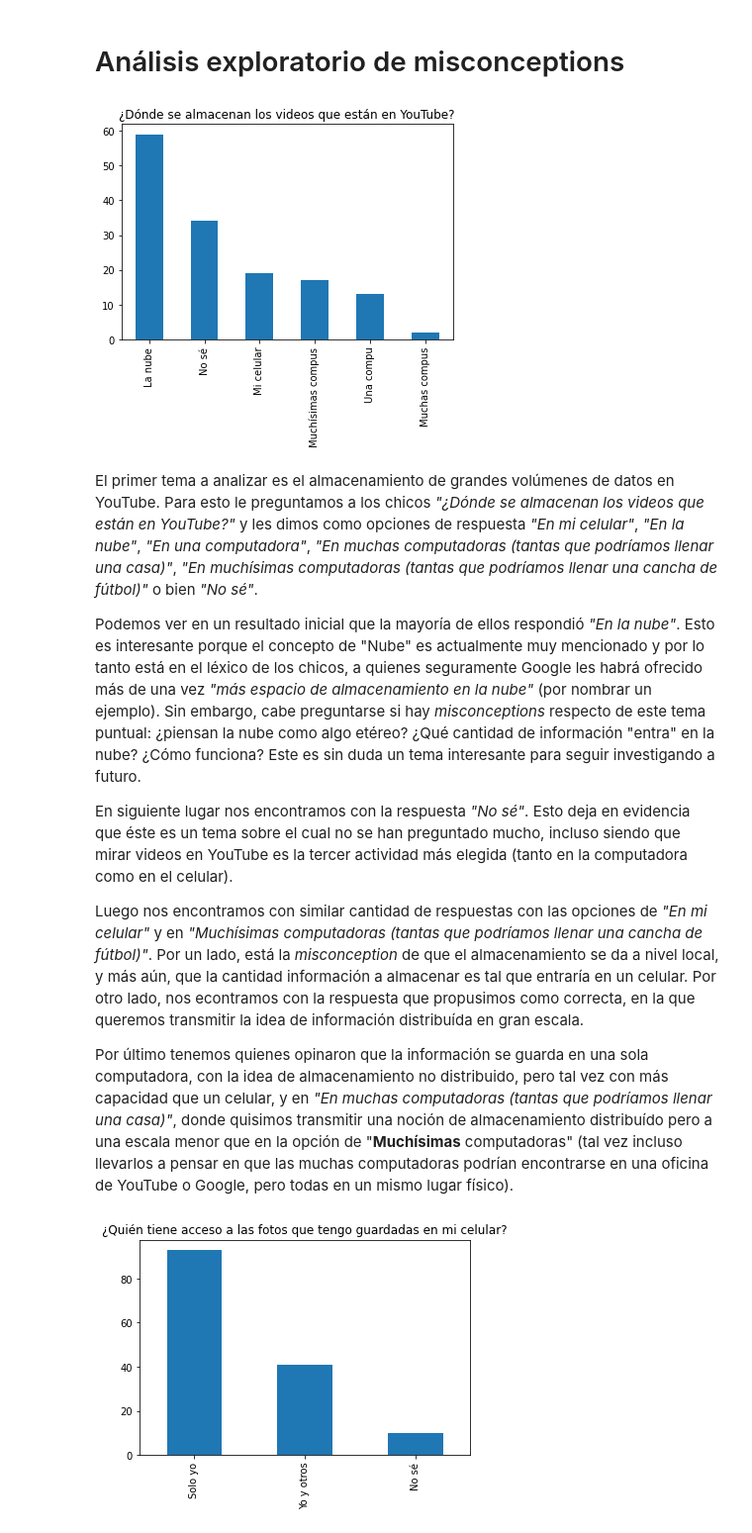
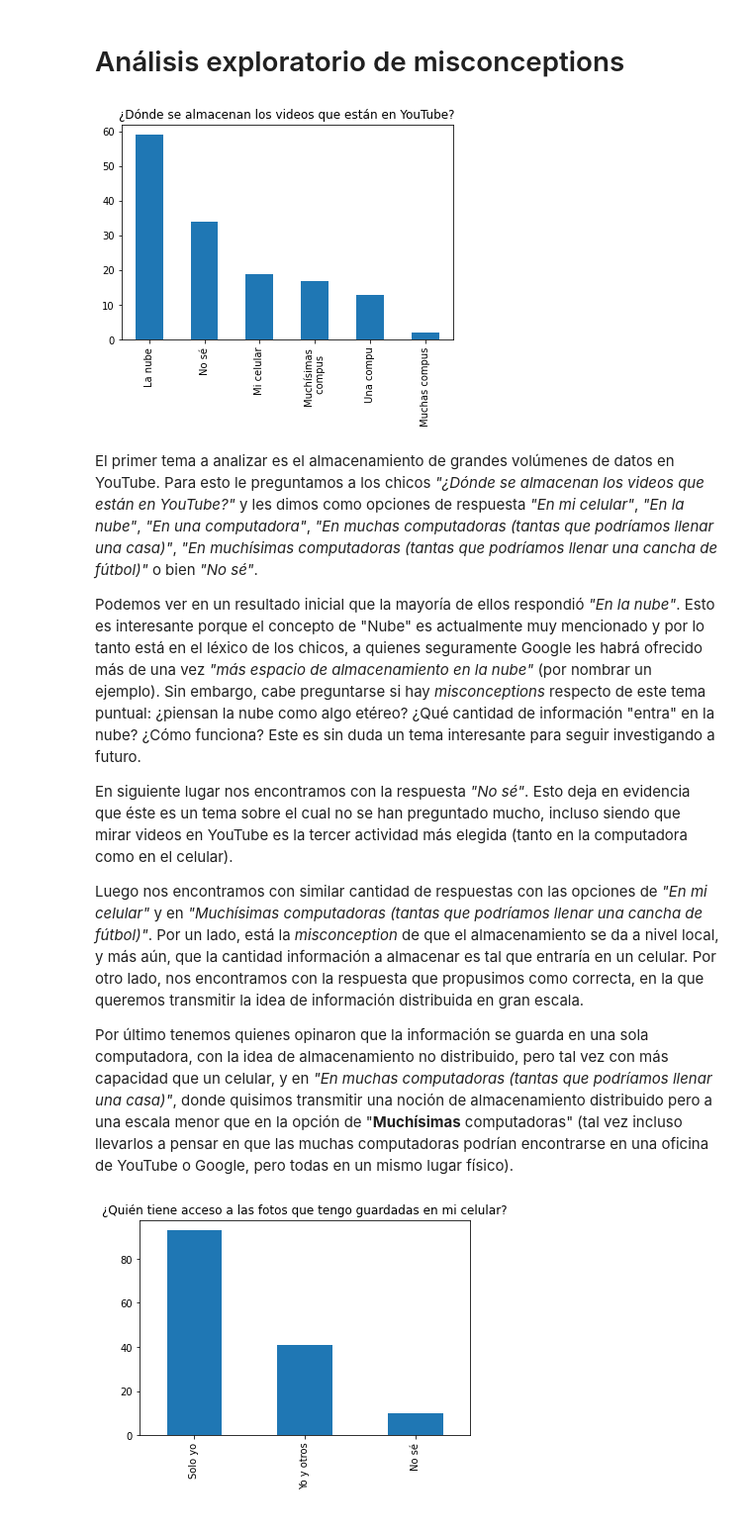
Before and after one commit to luparral/misconceptions, a Jupyter notebook: notebooks/Análisis exploratorio.ipynb, the cells around one changed output. Shown at 99% size. Cells and saved outputs as stored; diff of their text form; code cells hidden in the pictures.

```diff
--- a/notebooks/Análisis exploratorio.ipynb
+++ b/notebooks/Análisis exploratorio.ipynb
@@ -142,13 +142,13 @@ Por último, cabe destacar que _"Actividades creativas"_ no fue una opción prop
 # %%
 # ¿Dónde se almacenan los videos que están en YouTube?
 positions = (0, 1, 2, 3, 4, 5)
-labels = ("La nube", "No sé", "Mi celular", "Muchísimas compus", "Una compu", "Muchas compus")
+labels = ("La nube", "No sé", "Mi celular", "Muchísimas\n compus", "Una compu", "Muchas compus")
 
 df["q_yt"].value_counts().plot.bar()
 plt.title("¿Dónde se almacenan los videos que están en YouTube?")
 plt.xticks(positions, labels);
 # %% [output]
-[figure, old version]
+[figure, new version]
 # %% [markdown]
 El primer tema a analizar es el almacenamiento de grandes volúmenes de datos en YouTube. Para esto le preguntamos a los chicos _"¿Dónde se almacenan los videos que están en YouTube?"_ y les dimos como opciones de respuesta _"En mi celular"_, _"En la nube"_, _"En una computadora"_, _"En muchas computadoras (tantas que podríamos llenar una casa)"_, _"En muchísimas computadoras (tantas que podríamos llenar una cancha de fútbol)"_ o bien _"No sé"_.
 
@@ -156,9 +156,9 @@ Podemos ver en un resultado inicial que la mayoría de ellos respondió _"En la
 
 En siguiente lugar nos encontramos con la respuesta _"No sé"_. Esto deja en evidencia que éste es un tema sobre el cual no se han preguntado mucho, incluso siendo que mirar videos en YouTube es la tercer actividad más elegida (tanto en la computadora como en el celular).
 
-Luego nos encontramos con similar cantidad de respuestas con las opciones de _"En mi celular"_ y en _"Muchísimas computadoras (tantas que podríamos llenar una cancha de fútbol)"_. Por un lado, está la _misconception_ de que el almacenamiento se da a nivel local, y más aún, que la cantidad información a almacenar es tal que entraría en un celular. Por otro lado, nos econtramos con la respuesta que propusimos como correcta, en la que queremos transmitir la idea de información distribuída en gran escala.
+Luego nos encontramos con similar cantidad de respuestas con las opciones de _"En mi celular"_ y en _"Muchísimas computadoras (tantas que podríamos llenar una cancha de fútbol)"_. Por un lado, está la _misconception_ de que el almacenamiento se da a nivel local, y más aún, que la cantidad información a almacenar es tal que entraría en un celular. Por otro lado, nos encontramos con la respuesta que propusimos como correcta, en la que queremos transmitir la idea de información distribuida en gran escala.
 
-Por último tenemos quienes opinaron que la información se guarda en una sola computadora, con la idea de almacenamiento no distribuido, pero tal vez con más capacidad que un celular, y en _"En muchas computadoras (tantas que podríamos llenar una casa)"_, donde quisimos transmitir una noción de almacenamiento distribuído pero a una escala menor que en la opción de "**Muchísimas** computadoras" (tal vez incluso llevarlos a pensar en que las muchas computadoras podrían encontrarse en una oficina de YouTube o Google, pero todas en un mismo lugar físico).
+Por último tenemos quienes opinaron que la información se guarda en una sola computadora, con la idea de almacenamiento no distribuido, pero tal vez con más capacidad que un celular, y en _"En muchas computadoras (tantas que podríamos llenar una casa)"_, donde quisimos transmitir una noción de almacenamiento distribuido pero a una escala menor que en la opción de "**Muchísimas** computadoras" (tal vez incluso llevarlos a pensar en que las muchas computadoras podrían encontrarse en una oficina de YouTube o Google, pero todas en un mismo lugar físico).
 # %%
 # ¿Quién tiene acceso a las fotos que tengo guardadas en mi celular?
 positions = (0, 1, 2)
```
Also changed, not shown: parts of 8 cells of this notebook.
